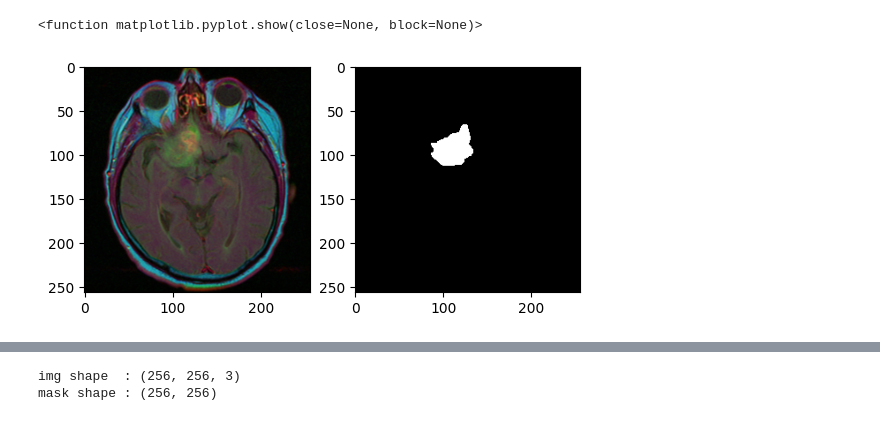
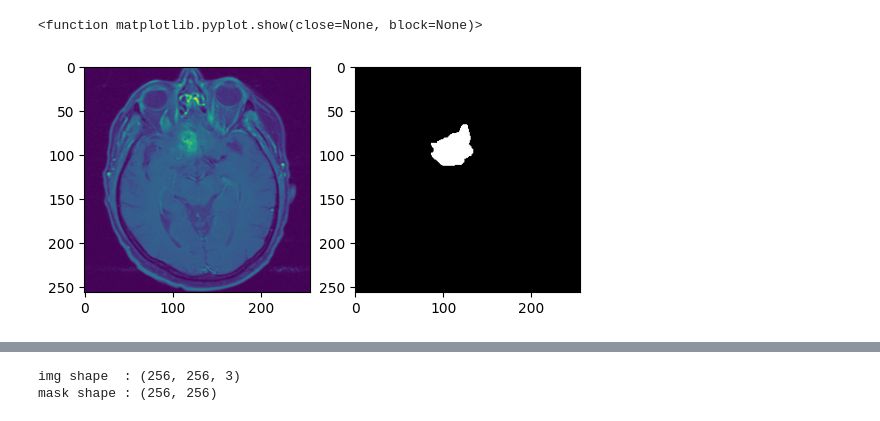
Before and after one commit to AmineAitLaamim/Mask-to-MRI, a Jupyter notebook: notebooks/preprocessing.ipynb, the cells around one changed output, grey strips where cells are left out. Cells and saved outputs as stored; diff of their text form; code cells hidden in the pictures.

```diff
--- a/notebooks/preprocessing.ipynb
+++ b/notebooks/preprocessing.ipynb
@@ -9,12 +9,12 @@ mri = cv2.imread('TCGA_CS_4941_19960909/TCGA_CS_4941_19960909_11.tif', cv2.COLOR
 mask = cv2.imread('TCGA_CS_4941_19960909/TCGA_CS_4941_19960909_11_mask.tif', cv2.COLOR_BGR2RGB)
 # %%
 plt.subplot(1, 2, 1)
-plt.imshow(mri)
+plt.imshow(mri[:, :, 0])
 
 plt.subplot(1, 2, 2)
 plt.imshow(mask, cmap="gray")
 
 plt.show
 # %% [output]
 <function matplotlib.pyplot.show(close=None, block=None)>
-[figure, old version]
+[figure, new version]
```
Also changed, not shown: parts of 2 cells of this notebook, 1 other file.
